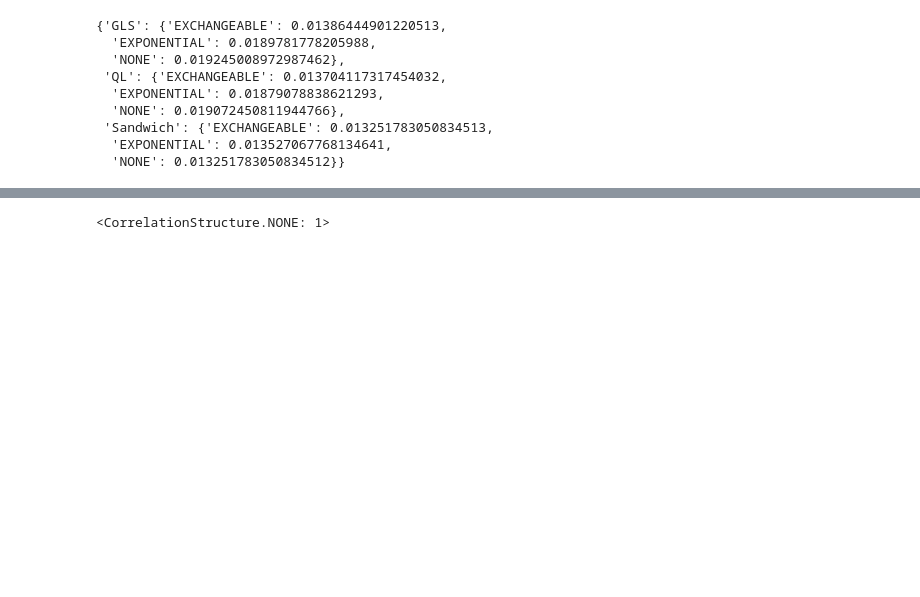
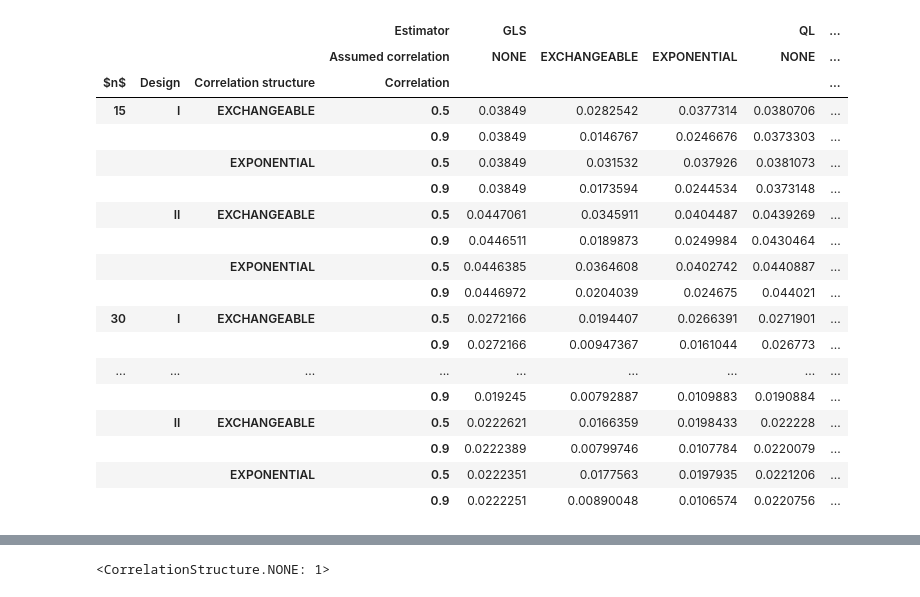
Before and after one commit to ppham27/stat571, a Jupyter notebook: hw3/p1_glm.ipynb, the cells around one changed output, grey strips where cells are left out. Drawn from its saved outputs; the diff is of its cells as text; code cells hidden in the pictures; blank space fills up the shorter version.

Commit message:
ran simulations

```diff
--- a/hw3/p1_glm.ipynb
+++ b/hw3/p1_glm.ipynb
@@ -206,24 +207,58 @@ def run_experiments(experiment, num_trials):
     results = [run_experiment(experiment) for _ in range(num_trials)]
     results = functools.reduce(sum_dict, results)
     return divide_dict(results, num_trials)
-
-experiment = Experiment.from_template(
-    DESIGN_CLUSTERS['I'],
-    NUM_CLUSTERS[2],
-    WITHIN_CLUSTER_CORRELATIONS[0],
-    CorrelationStructure.EXCHANGEABLE)
-
-tmp = run_experiments(experiment, 128)
-#tmp = run_experiment(experiment)
-#experiment.sample_clusters()
-tmp
-# %% [output]
-{'GLS': {'EXCHANGEABLE': 0.01386444901220513,
-  'EXPONENTIAL': 0.0189781778205988,
-  'NONE': 0.019245008972987462},
- 'QL': {'EXCHANGEABLE': 0.013704117317454032,
-  'EXPONENTIAL': 0.01879078838621293,
-  'NONE': 0.019072450811944766},
- 'Sandwich': {'EXCHANGEABLE': 0.013251783050834513,
-  'EXPONENTIAL': 0.013527067768134641,
-  'NONE': 0.013251783050834512}}
+# %%
+experiments = [
+    Experiment.from_template(design, num_clusters, correlation_coefficient, correlation_structure)
+    for design, num_clusters, correlation_coefficient, correlation_structure
+    in
+    itertools.product(
+       [DESIGN_CLUSTERS['I'], DESIGN_CLUSTERS['II']],
+       NUM_CLUSTERS,
+       WITHIN_CLUSTER_CORRELATIONS,
+       [CorrelationStructure.EXCHANGEABLE, CorrelationStructure.EXPONENTIAL])
+]
+# %%
+def index_experiment(experiment):
+    return (experiment.num_clusters,
+            [k for k, v in DESIGN_CLUSTERS.items() if experiment.clusters == v][0],
+            experiment.within_cluster_correlation_structure.name,
+            experiment.within_cluster_correlation)
+
+simulation_results = pd.DataFrame(
+    index=pd.MultiIndex.from_product(
+        [NUM_CLUSTERS, DESIGN_CLUSTERS.keys(),
+         [CorrelationStructure.EXCHANGEABLE.name, CorrelationStructure.EXPONENTIAL.name],
+         WITHIN_CLUSTER_CORRELATIONS,
+        ],
+        names=['$n$', 'Design', 'Correlation structure', 'Correlation']),
+    columns=pd.MultiIndex.from_product(
+        [[value.name for value in EstimationMethod],
+         [value.name for value in CorrelationStructure]],
+        names=['Estimator', 'Assumed correlation']
+    ))
+# %%
+for experiment in experiments:
+    simulation_results.loc[index_experiment(experiment)] = (
+        pd.DataFrame.from_dict(run_experiments(experiment, 512), orient='index').stack())
+simulation_results
+# %% [output]
+|  |  |  | Estimator | GLS |  |  | QL | ... |
+|  |  |  | Assumed correlation | NONE | EXCHANGEABLE | EXPONENTIAL | NONE | ... |
+| $n$ | Design | Correlation structure | Correlation |  |  |  |  | ... |
+| 15 | I | EXCHANGEABLE | 0.5 | 0.03849 | 0.0282542 | 0.0377314 | 0.0380706 | ... |
+|  |  |  | 0.9 | 0.03849 | 0.0146767 | 0.0246676 | 0.0373303 | ... |
+|  |  | EXPONENTIAL | 0.5 | 0.03849 | 0.031532 | 0.037926 | 0.0381073 | ... |
+|  |  |  | 0.9 | 0.03849 | 0.0173594 | 0.0244534 | 0.0373148 | ... |
+|  | II | EXCHANGEABLE | 0.5 | 0.0447061 | 0.0345911 | 0.0404487 | 0.0439269 | ... |
+|  |  |  | 0.9 | 0.0446511 | 0.0189873 | 0.0249984 | 0.0430464 | ... |
+|  |  | EXPONENTIAL | 0.5 | 0.0446385 | 0.0364608 | 0.0402742 | 0.0440887 | ... |
+|  |  |  | 0.9 | 0.0446972 | 0.0204039 | 0.024675 | 0.044021 | ... |
+| 30 | I | EXCHANGEABLE | 0.5 | 0.0272166 | 0.0194407 | 0.0266391 | 0.0271901 | ... |
+|  |  |  | 0.9 | 0.0272166 | 0.00947367 | 0.0161044 | 0.026773 | ... |
+| ... | ... | ... | ... | ... | ... | ... | ... | ... |
+|  |  |  | 0.9 | 0.019245 | 0.00792887 | 0.0109883 | 0.0190884 | ... |
+|  | II | EXCHANGEABLE | 0.5 | 0.0222621 | 0.0166359 | 0.0198433 | 0.022228 | ... |
+|  |  |  | 0.9 | 0.0222389 | 0.00799746 | 0.0107784 | 0.0220079 | ... |
+|  |  | EXPONENTIAL | 0.5 | 0.0222351 | 0.0177563 | 0.0197935 | 0.0221206 | ... |
+|  |  |  | 0.9 | 0.0222251 | 0.00890048 | 0.0106574 | 0.0220756 | ... |
```
Also changed, not shown: parts of 7 cells of this notebook, 26 other files.
